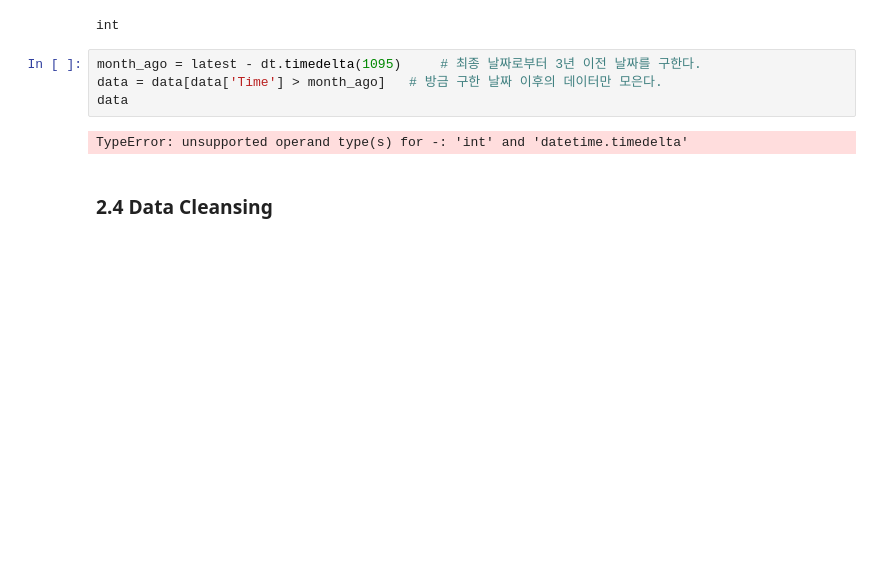
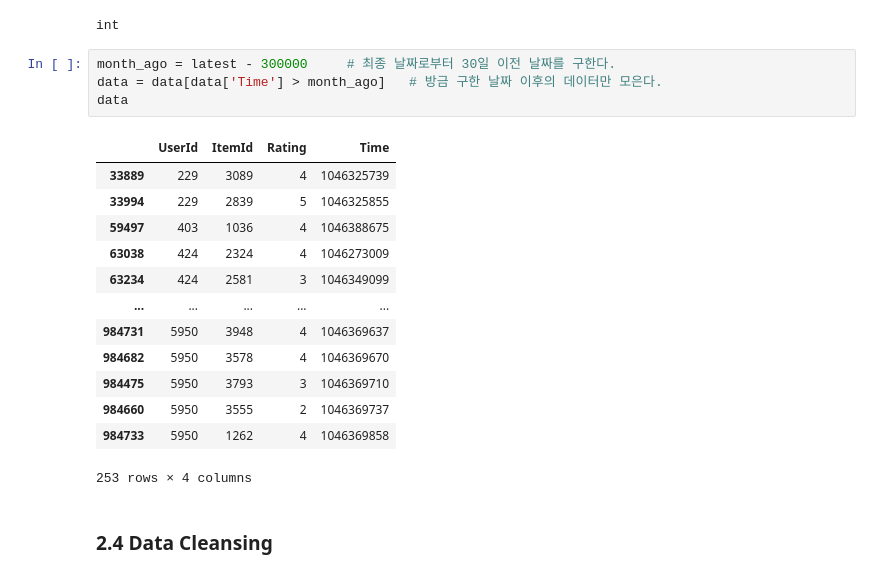
Before and after one commit to chemicalappendorf/mini_project1, a Jupyter notebook: [E17]movie_recommend.ipynb, the cells around one changed output. Cells and saved outputs as stored; diff of their text form; blank space fills up the shorter version.

```diff
--- a/[E17]movie_recommend.ipynb
+++ b/[E17]movie_recommend.ipynb
@@ -150,11 +150,23 @@ type(latest)
 # %% [output]
 int
 # %%
-month_ago = latest - dt.timedelta(1095)     # 최종 날짜로부터 3년 이전 날짜를 구한다.
+month_ago = latest - 300000     # 최종 날짜로부터 30일 이전 날짜를 구한다.
 data = data[data['Time'] > month_ago]   # 방금 구한 날짜 이후의 데이터만 모은다.
 data
 # %% [output]
+|  | UserId | ItemId | Rating | Time |
+| 33889 | 229 | 3089 | 4 | 1046325739 |
+| 33994 | 229 | 2839 | 5 | 1046325855 |
+| 59497 | 403 | 1036 | 4 | 1046388675 |
+| 63038 | 424 | 2324 | 4 | 1046273009 |
+| 63234 | 424 | 2581 | 3 | 1046349099 |
+| ... | ... | ... | ... | ... |
+| 984731 | 5950 | 3948 | 4 | 1046369637 |
+| 984682 | 5950 | 3578 | 4 | 1046369670 |
+| 984475 | 5950 | 3793 | 3 | 1046369710 |
+| 984660 | 5950 | 3555 | 2 | 1046369737 |
+| 984733 | 5950 | 1262 | 4 | 1046369858 |
-TypeError: unsupported operand type(s) for -: 'int' and 'datetime.timedelta'
+253 rows × 4 columns
 # %% [markdown]
 ### 2.4 Data Cleansing
 # %%
```
Also changed, not shown: parts of 19 cells of this notebook.
